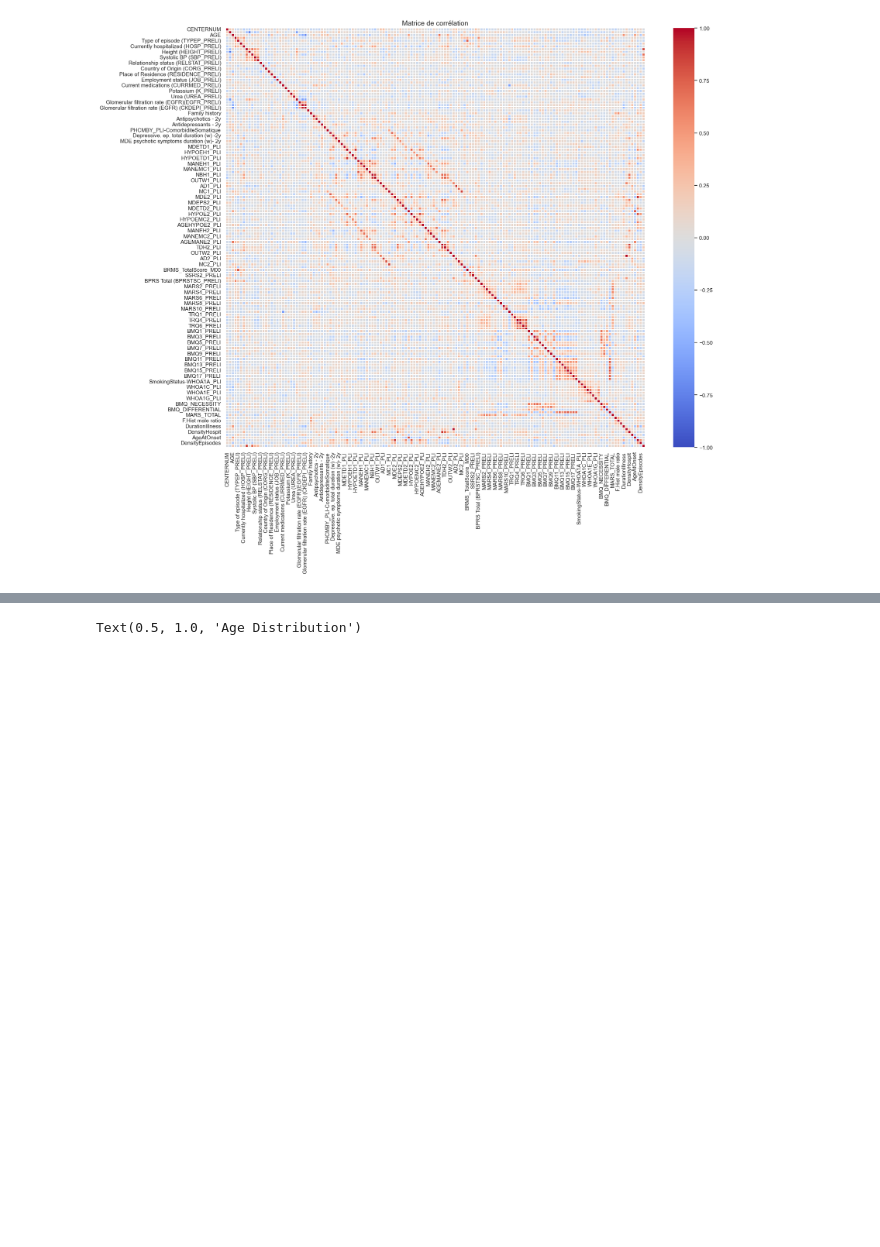
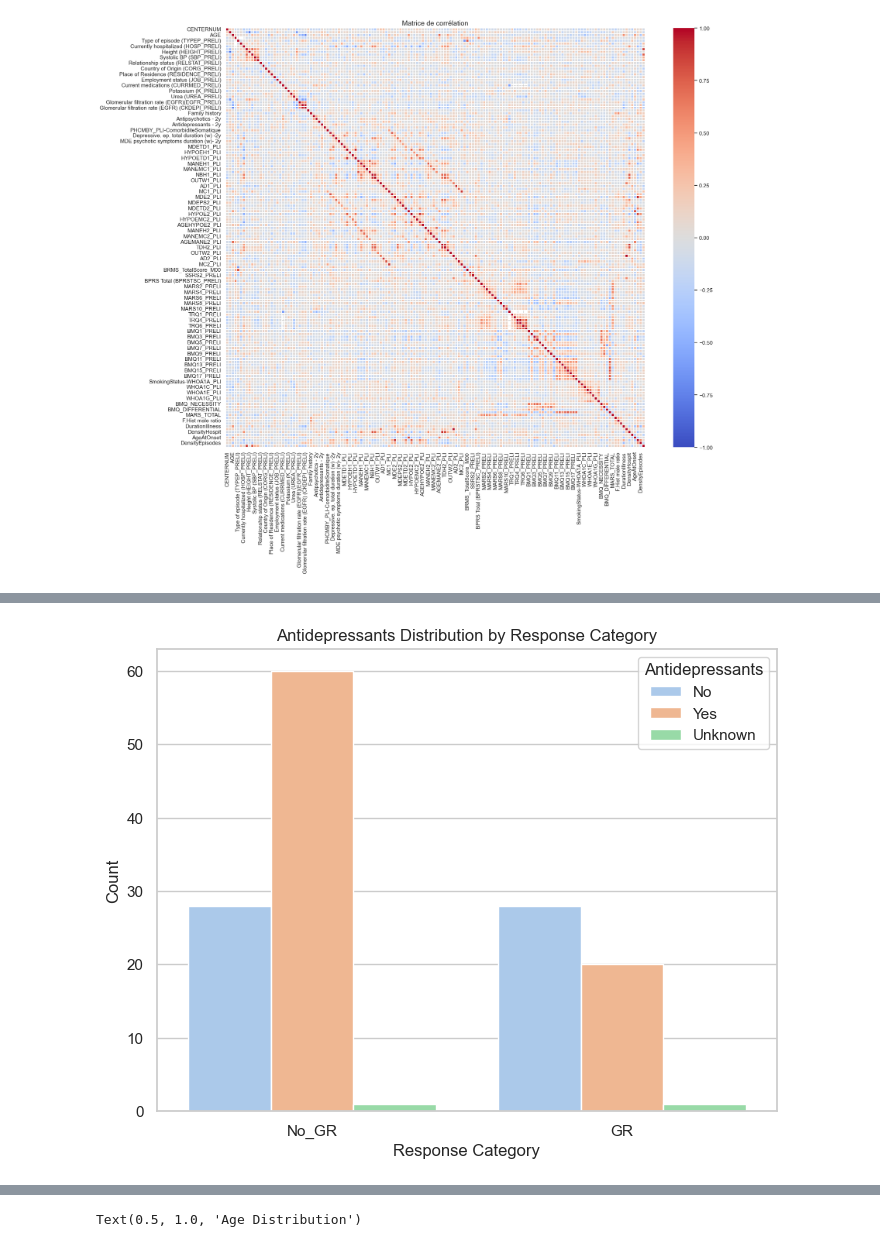
Before and after one commit to neurospin-projects/2026_ychaoub_rlink_predict_response_clinic, a Jupyter notebook: 03_Analysis_visualization.ipynb, the cells around one changed output, grey strips where cells are left out. Cells and saved outputs as stored; diff of their text form; code cells hidden in the pictures; blank space fills up the shorter version.

```diff
--- a/03_Analysis_visualization.ipynb
+++ b/03_Analysis_visualization.ipynb
@@ -264,0 +300,30 @@ print(vif_df)
+# %%
+# Mapping variables
+Clinical_df['response_label'] = Clinical_df['Lithium Response (4 levels)'].map({
+    0: 'GR',
+    1: 'No_GR'
+})
+
+Clinical_df['Antidep'] = Clinical_df['Antidepressants - 2y'].map({
+    1: 'Yes',
+    0: 'No'
+}).fillna('Unknown')
+
+# Plot
+plt.figure(figsize=(8,6))
+
+sns.countplot(
+    x="response_label",
+    hue="Antidep",
+    data=Clinical_df,
+    palette='pastel'
+)
+
+plt.title('Antidepressants Distribution by Response Category')
+plt.xlabel('Response Category')
+plt.ylabel('Count')
+plt.legend(title='Antidepressants')
+
+plt.show()
+# %% [output]
+[figure, added]
```
Also changed, not shown: parts of 15 cells of this notebook.
